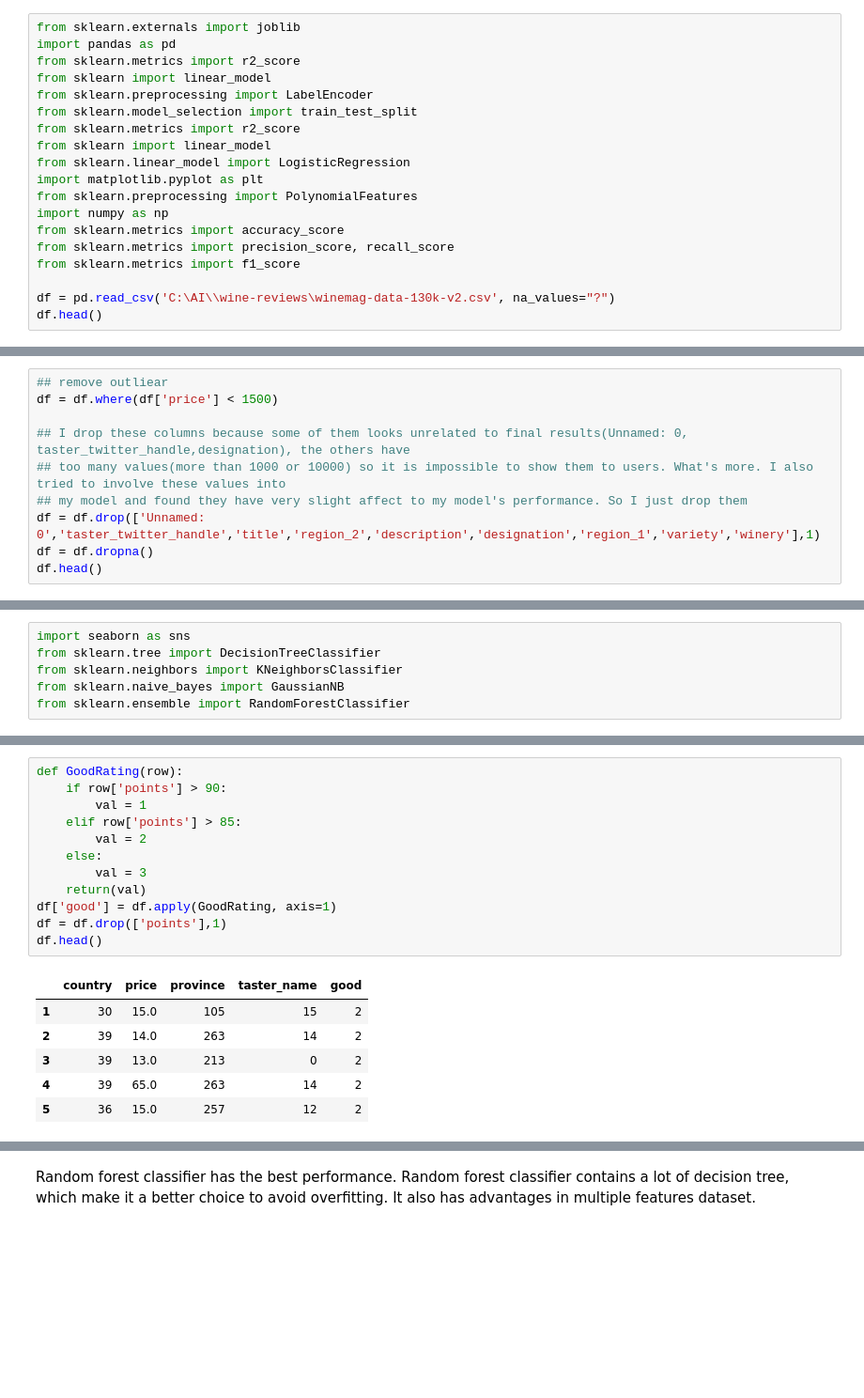
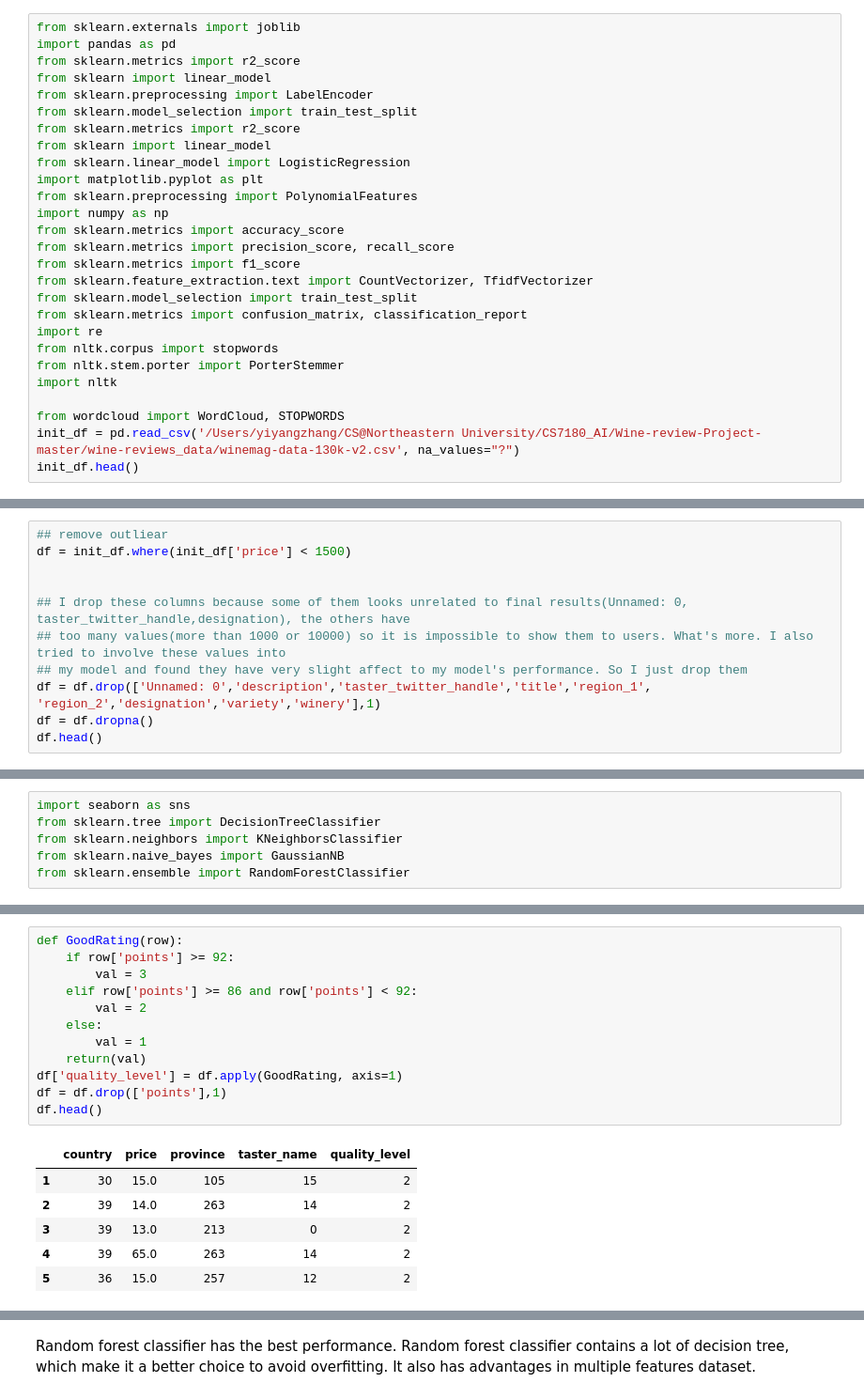
Before and after one commit to xueyuans/Wine-review-Project, a Jupyter notebook: Prediction.ipynb, the cells around one changed output, grey strips where cells are left out. Shown at 94% size. Saved outputs shown, nothing was run; the diff lists cells and outputs as text; blank space fills up the shorter version.

```diff
--- a/Prediction.ipynb
+++ b/Prediction.ipynb
@@ -14,9 +14,17 @@ import numpy as np
 from sklearn.metrics import accuracy_score
 from sklearn.metrics import precision_score, recall_score
 from sklearn.metrics import f1_score
+from sklearn.feature_extraction.text import CountVectorizer, TfidfVectorizer
+from sklearn.model_selection import train_test_split
+from sklearn.metrics import confusion_matrix, classification_report
+import re
+from nltk.corpus import stopwords
+from nltk.stem.porter import PorterStemmer
+import nltk
 
-df = pd.read_csv('C:\AI\\wine-reviews\winemag-data-130k-v2.csv', na_values="?")
-df.head()
+from wordcloud import WordCloud, STOPWORDS
+init_df = pd.read_csv('/Users/yiyangzhang/CS@Northeastern University/CS7180_AI/Wine-review-Project-master/wine-reviews_data/winemag-data-130k-v2.csv', na_values="?")
+init_df.head()
 # %% [output]
 |  | Unnamed: 0 | country | description | designation | points | price | province | region_1 | region_2 | ... |
 | 0 | 0 | Italy | Aromas include tropical fruit, br... | Vulkà Bianco | 87 | NaN | Sicily & Sardinia | Etna | NaN | ... |
@@ -32,11 +40,12 @@ data.boxplot(rot=90, figsize=(10,7), grid=False)
 # %%
 ## remove outliear
-df = df.where(df['price'] < 1500)
+df = init_df.where(init_df['price'] < 1500)
+
 
 ## I drop these columns because some of them looks unrelated to final results(Unnamed: 0, taster_twitter_handle,designation), the others have
 ## too many values(more than 1000 or 10000) so it is impossible to show them to users. What's more. I also tried to involve these values into
 ## my model and found they have very slight affect to my model's performance. So I just drop them
-df = df.drop(['Unnamed: 0','taster_twitter_handle','title','region_2','description','designation','region_1','variety','winery'],1)
+df = df.drop(['Unnamed: 0','description','taster_twitter_handle','title','region_1', 'region_2','designation','variety','winery'],1)
 df = df.dropna()
 df.head()
 # %% [output]
@@ -187,17 +196,17 @@ sns.distplot(data.points, kde=False)
 # %%
 def GoodRating(row):
-    if row['points'] > 90:
-        val = 1
-    elif row['points'] > 85:
+    if row['points'] >= 92:
+        val = 3
+    elif row['points'] >= 86 and row['points'] < 92:
         val = 2
     else:
-        val = 3
+        val = 1
     return(val)
-df['good'] = df.apply(GoodRating, axis=1)
+df['quality_level'] = df.apply(GoodRating, axis=1)
 df = df.drop(['points'],1)
 df.head()
 # %% [output]
-|  | country | price | province | taster_name | good |
+|  | country | price | province | taster_name | quality_level |
 | 1 | 30 | 15.0 | 105 | 15 | 2 |
 | 2 | 39 | 14.0 | 263 | 14 | 2 |
 | 3 | 39 | 13.0 | 213 | 0 | 2 |
```
Also changed, not shown: parts of 44 cells of this notebook, 12 other files.
